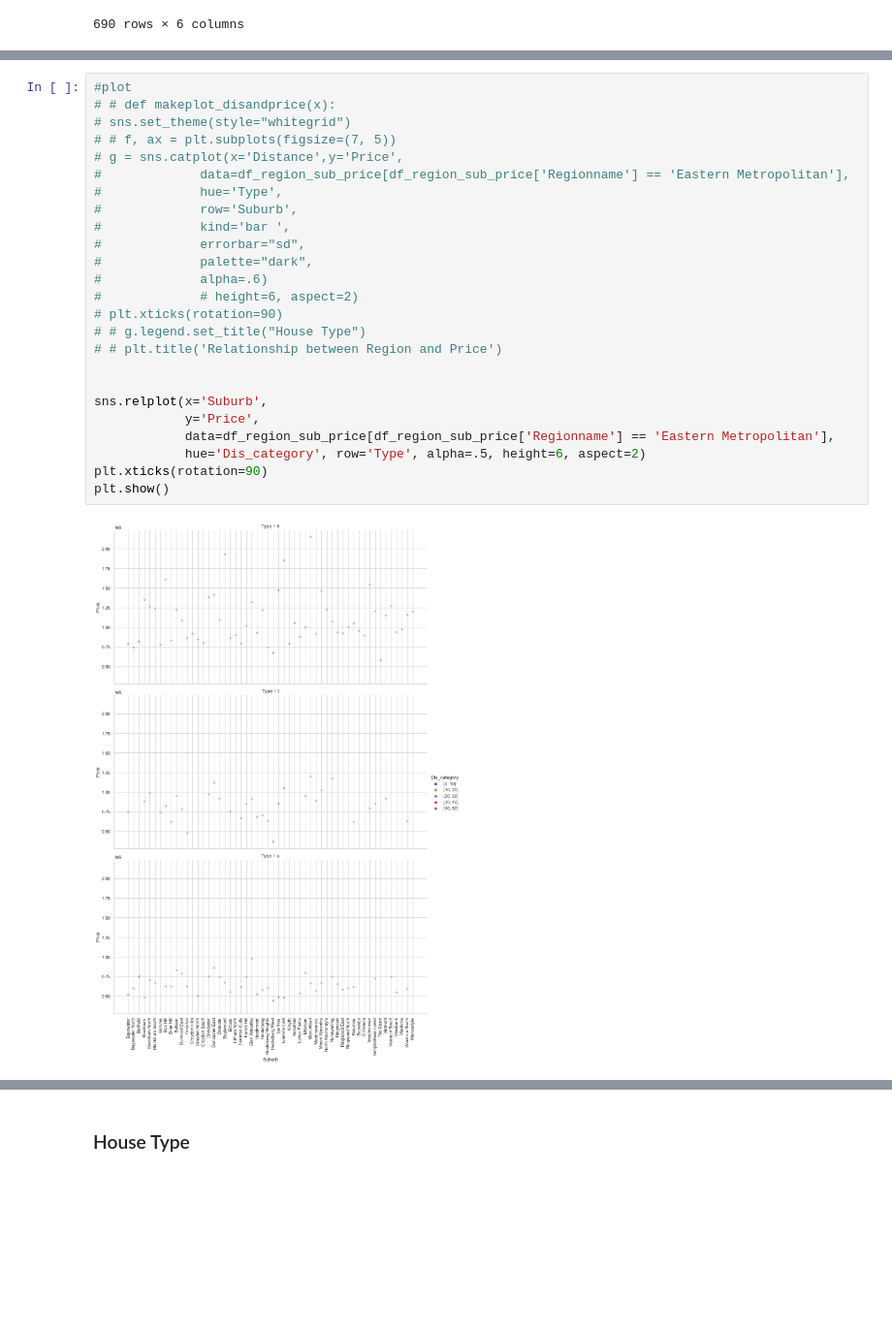
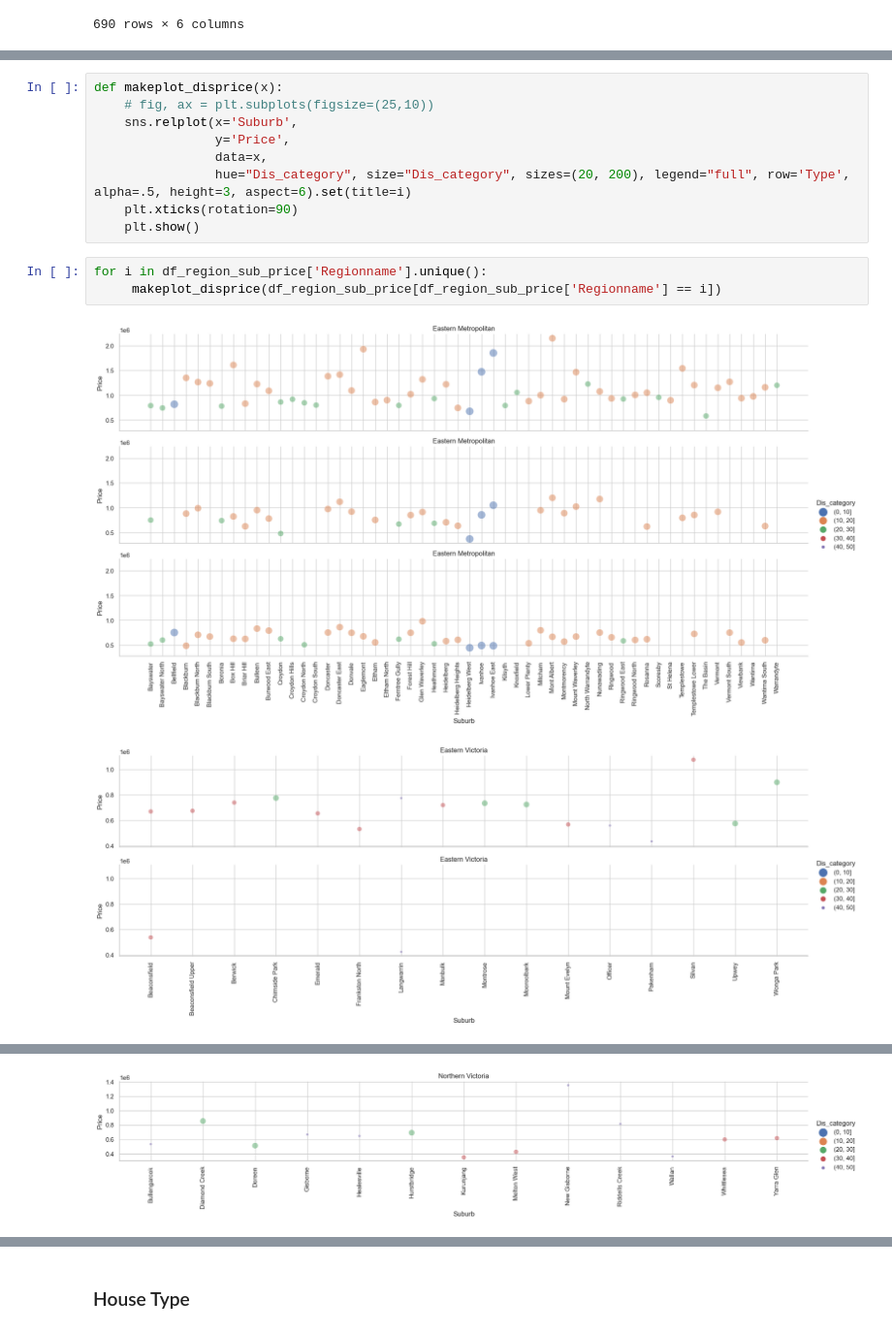
Before and after one commit to jingyun0312/Melbourne_house_1, a Jupyter notebook: mel_house.ipynb, the cells around one changed output, grey strips where cells are left out. Shown at 97% size. Cells and saved outputs as stored; diff of their text form; blank space fills up the shorter version.

```diff
--- a/mel_house.ipynb
+++ b/mel_house.ipynb
@@ -434,27 +454,15 @@ df_region_sub_price
 # %%
-#plot
-# # def makeplot_disandprice(x):
-# sns.set_theme(style="whitegrid")
-# # f, ax = plt.subplots(figsize=(7, 5))
-# g = sns.catplot(x='Distance',y='Price',
-#             data=df_region_sub_price[df_region_sub_price['Regionname'] == 'Eastern Metropolitan'],
-#             hue='Type',
-#             row='Suburb',
-#             kind='bar ',
-#             errorbar="sd",
-#             palette="dark",
-#             alpha=.6)
-#             # height=6, aspect=2)
-# plt.xticks(rotation=90)
-# # g.legend.set_title("House Type")
-# # plt.title('Relationship between Region and Price')
-
-
-sns.relplot(x='Suburb',
-            y='Price',
-            data=df_region_sub_price[df_region_sub_price['Regionname'] == 'Eastern Metropolitan'],
-            hue='Dis_category', row='Type', alpha=.5, height=6, aspect=2)
-plt.xticks(rotation=90)
-plt.show()
+def makeplot_disprice(x):
+    # fig, ax = plt.subplots(figsize=(25,10))
+    sns.relplot(x='Suburb',
+                y='Price',
+                data=x,
+                hue="Dis_category", size="Dis_category", sizes=(20, 200), legend="full", row='Type', alpha=.5, height=3, aspect=6).set(title=i)
+    plt.xticks(rotation=90)
+    plt.show()
-# %% [output]
-[figure, removed]
+# %%
+for i in df_region_sub_price['Regionname'].unique():
+     makeplot_disprice(df_region_sub_price[df_region_sub_price['Regionname'] == i])
+# %% [output]
+[figure, added]
+[figure, added]
@@ -460,0 +470 @@ plt.show()
+[figure, added]
```
Also changed, not shown: parts of 16 cells of this notebook.
